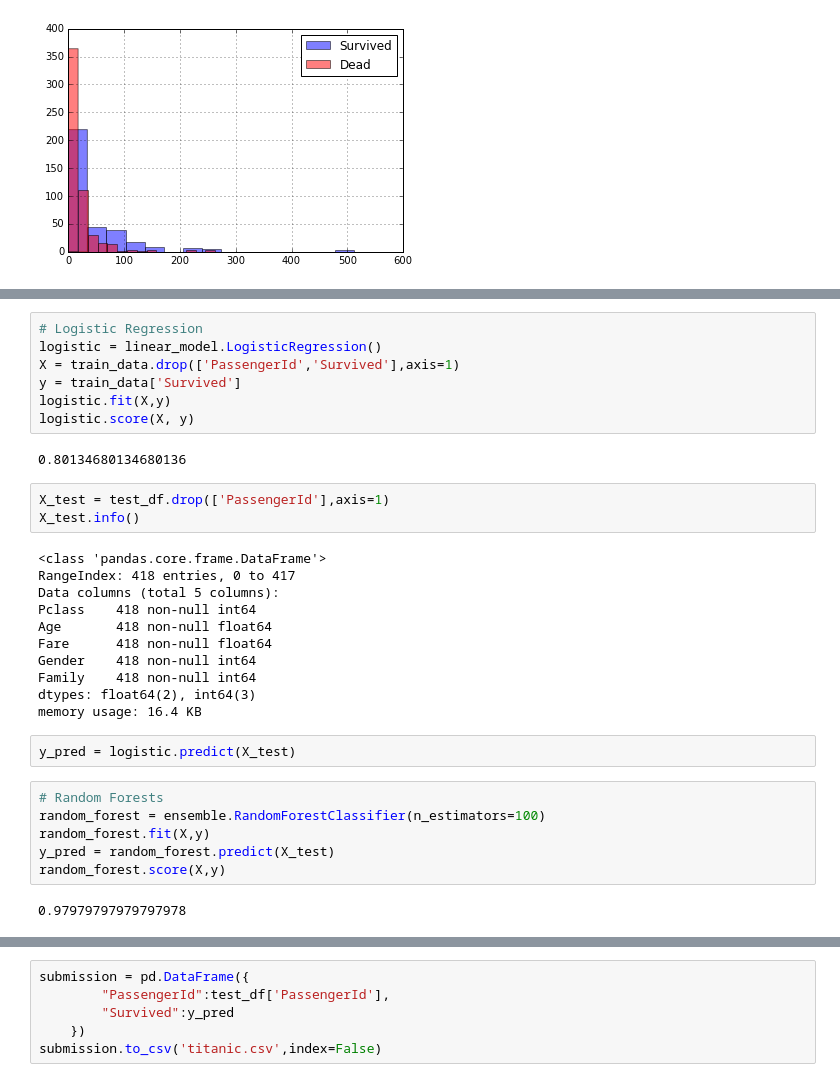
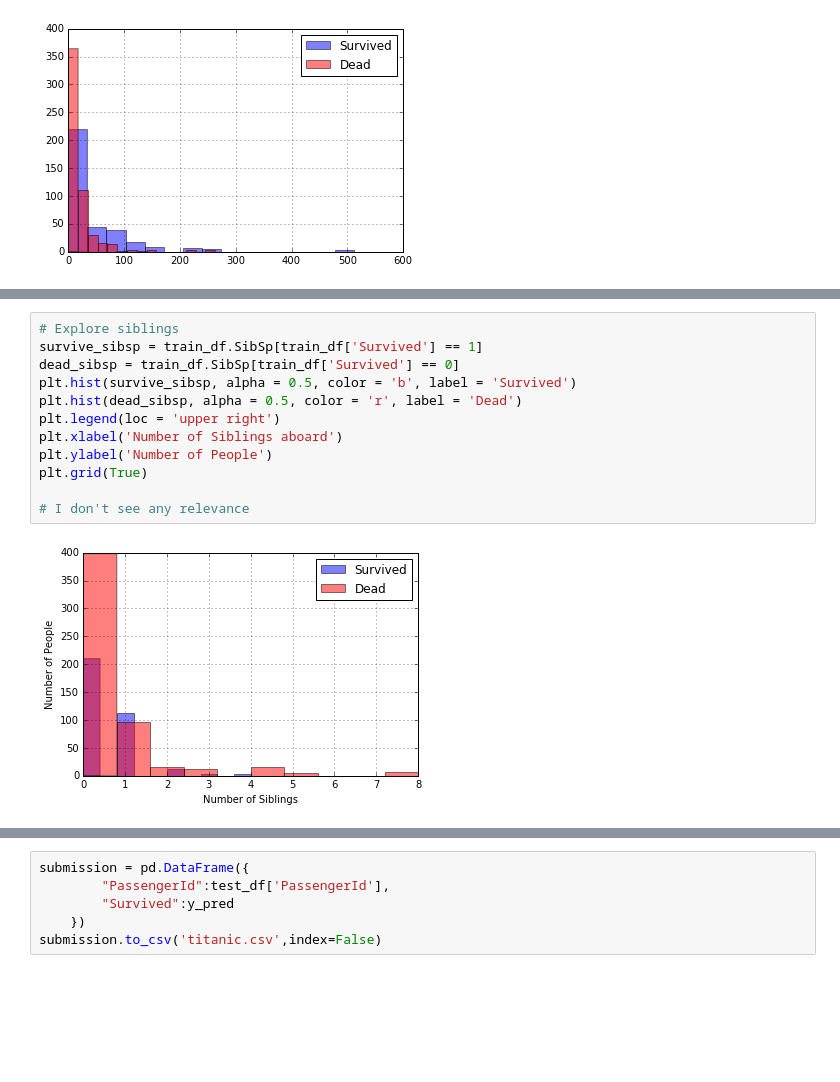
Before and after one commit to philbort/kaggle, a Jupyter notebook: titanic/titanic_explore_data.ipynb, the cells around one changed output, grey strips where cells are left out. Saved outputs shown, nothing was run; the diff lists cells and outputs as text; blank space fills up the shorter version.

```diff
--- a/titanic/titanic_understand_data.ipynb
+++ b/titanic/titanic_explore_data.ipynb
@@ -150,33 +102,14 @@ memory usage: 19.7 KB
-# %%
-# Logistic Regression
-logistic = linear_model.LogisticRegression()
-X = train_data.drop(['PassengerId','Survived'],axis=1)
-y = train_data['Survived']
-logistic.fit(X,y)
-logistic.score(X, y)
-# %% [output]
-0.80134680134680136
-# %%
-X_test = test_df.drop(['PassengerId'],axis=1)
-X_test.info()
-# %% [output]
-<class 'pandas.core.frame.DataFrame'>
-RangeIndex: 418 entries, 0 to 417
-Data columns (total 5 columns):
-Pclass    418 non-null int64
-Age       418 non-null float64
-Fare      418 non-null float64
-Gender    418 non-null int64
-Family    418 non-null int64
-dtypes: float64(2), int64(3)
-memory usage: 16.4 KB
-# %%
-y_pred = logistic.predict(X_test)
-# %%
-# Random Forests
-random_forest = ensemble.RandomForestClassifier(n_estimators=100)
-random_forest.fit(X,y)
-y_pred = random_forest.predict(X_test)
-random_forest.score(X,y)
-# %% [output]
-0.97979797979797978
+# %%
+# Explore siblings
+survive_sibsp = train_df.SibSp[train_df['Survived'] == 1]
+dead_sibsp = train_df.SibSp[train_df['Survived'] == 0]
+plt.hist(survive_sibsp, alpha = 0.5, color = 'b', label = 'Survived')
+plt.hist(dead_sibsp, alpha = 0.5, color = 'r', label = 'Dead')
+plt.legend(loc = 'upper right')
+plt.xlabel('Number of Siblings aboard')
+plt.ylabel('Number of People')
+plt.grid(True)
+
+# I don't see any relevance
+# %% [output]
+[figure, added]
```
Also changed, not shown: parts of 11 cells of this notebook, 1 other file.
